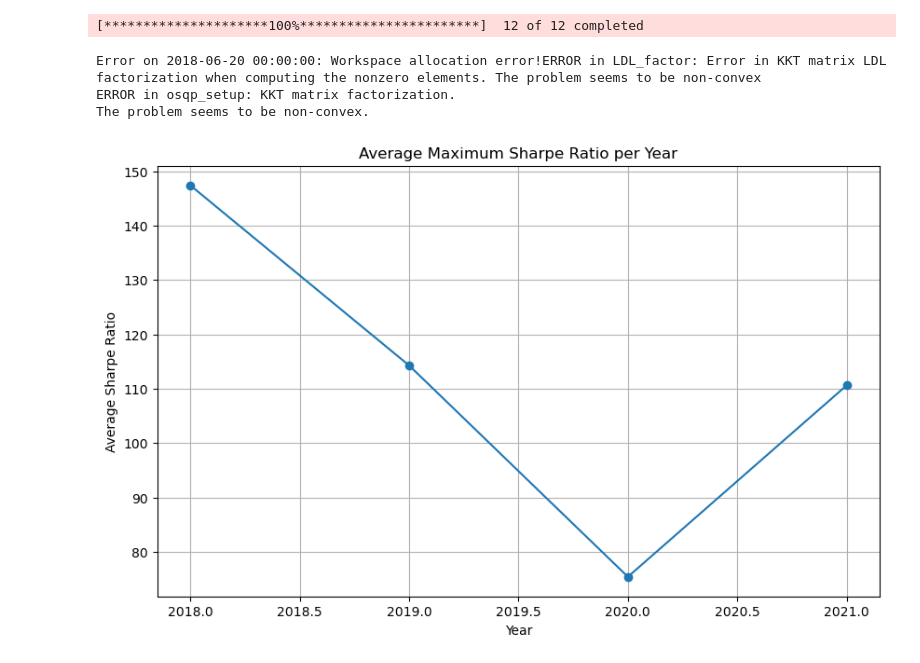
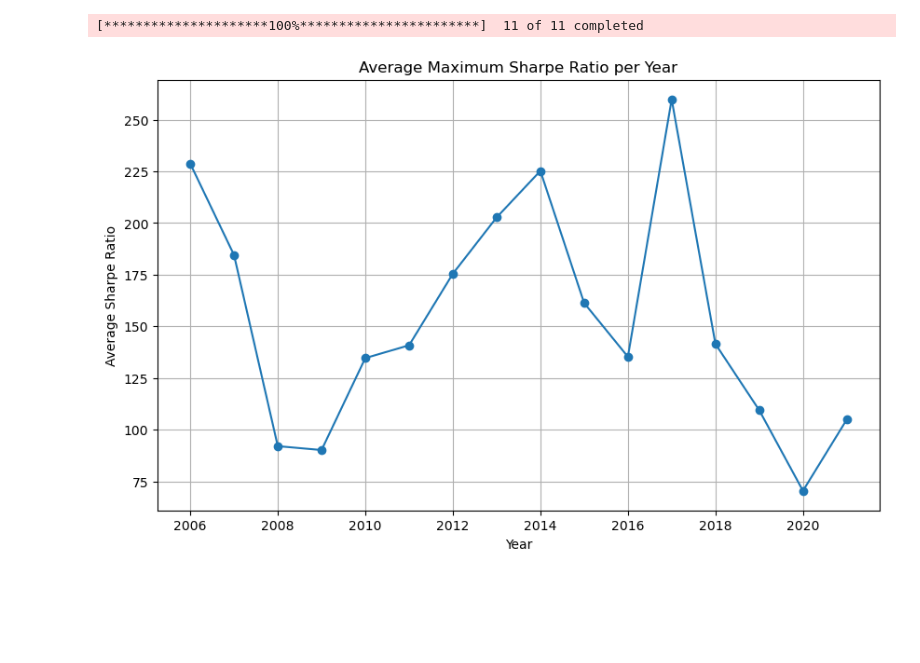
Before and after one commit to AP-03/DRL-Portfolio-Optimisation, a Jupyter notebook: MV_no_lookback.ipynb, the cells around one changed output. Cells and saved outputs as stored; diff of their text form; code cells hidden in the pictures; blank space fills up the shorter version.

Commit message:
added PSD covariance method

```diff
--- a/MV_no_lookback.ipynb
+++ b/MV_no_lookback.ipynb
@@ -17,13 +17,21 @@ warnings.filterwarnings("ignore")
 data_path = '/Users/benjaminli/Code/MyTradingProjects/DRL_Portfolio_Optimisation/DRL-Portfolio-Optimisation/data'
 sector_etfs = ['XLE', 'XLF', 'XLK', 'XLI', 'XLV', 'XLY', 'XLP', 'XLU', 'XLRE', 'XLB', 'XLC']
 benchmark = 'SPY'
-tickers_to_load = sector_etfs + [benchmark]
+tickers_to_load = sector_etfs
 
-# can't get data_path to work
+# # === Load and combine adjusted close prices ===
+# prices = pd.DataFrame()
+
+# for ticker in tickers_to_load:
+#     file_path = os.path.join(data_path, f"{ticker}.csv")
+#     df = pd.read_csv(file_path, index_col="Date", parse_dates=True)
+#     prices[ticker] = df["Adj Close"]
 
 
 ohlc = yf.download(tickers_to_load, start=start_date, end=end_date, auto_adjust=False)
 
 prices = ohlc["Adj Close"].dropna(how="all")
+prices.replace([np.inf, -np.inf], np.nan, inplace=True)
+prices.fillna(10, inplace=True)
 prices
 # %% [output]
@@ -59,11 +84,11 @@ plotting.plot_covariance(S, plot_correlation=True);
 # %%
-mu = expected_returns.capm_return(prices)
-S = risk_models.CovarianceShrinkage(prices).ledoit_wolf()
 
-ef = EfficientFrontier(mu, S)  # weight_bounds automatically set to (0, 1)
+# === Step 4: Optimize portfolio (with optional bounds) ===
+bounds = (0.05, 0.3)  # Example: 0% to 20% per asset
+
+ef = EfficientFrontier(mu, psd_cov, weight_bounds=bounds)
 
 ef.max_sharpe()
-weights = ef.clean_weights()
 
 # Get the optimized portfolio weights as numbers
 weights = ef.clean_weights()
@@ -118,7 +142,7 @@ start_date = '2006-01-01'
 end_date = '2021-12-31'
 sector_etfs = ['XLE', 'XLF', 'XLK', 'XLI', 'XLV', 'XLY', 'XLP', 'XLU', 'XLRE', 'XLB', 'XLC']
 benchmark = 'SPY'
-tickers_to_load = sector_etfs + [benchmark]
+tickers_to_load = sector_etfs
 
 # Download historical data
 ohlc = yf.download(tickers_to_load, start=start_date, end=end_date, auto_adjust=False)
@@ -140,44 +164,51 @@ for current_date in prices.index[lookback:]:
         continue
 
     try:
-        # Calculate expected returns (using CAPM estimator)
-        mu = expected_returns.capm_return(window_prices)
+        # === PSD Fix Function ===
+        def make_psd(matrix):
+            eigvals, eigvecs = np.linalg.eigh(matrix)
+            eigvals[eigvals < 0] = 0.0
+            psd_matrix = eigvecs @ np.diag(eigvals) @ eigvecs.T
+            psd_matrix = (psd_matrix + psd_matrix.T) / 2  # Ensure symmetry
+            return psd_matrix
 
-        # Estimate the covariance matrix using the Ledoit-Wolf method
-        S = risk_models.CovarianceShrinkage(window_prices).ledoit_wolf()
+        # === Step 1: Get expected returns ===
+        mu = expected_returns.mean_historical_return(window_prices)
 
-        # Optimize for the portfolio with maximum Sharpe ratio
-        ef = EfficientFrontier(mu, S)
-        ef.max_sharpe(risk_free_rate=-10.0)
+        # === Step 2: Ledoit-Wolf shrinkage covariance ===
+        shrinked_cov = risk_models.CovarianceShrinkage(window_prices).ledoit_wolf()
+
+        # === Step 3: Enforce PSD ===
+        psd_cov = make_psd(shrinked_cov)
+
+        ef = EfficientFrontier(mu, psd_cov, weight_bounds=bounds)
+        ef.max_sharpe(risk_free_rate=-10)
 
         # Obtain the performance metrics (return, volatility, Sharpe ratio)
         rets, vol, sharpe = ef.portfolio_performance(verbose=False)
 
         # Store the Sharpe ratio for the current date
         daily_sharpe[current_date] = sharpe
 
     except Exception as e:
         print(f"Error on {current_date}: {e}")
 
 # Convert dictionary to a Pandas Series
 daily_sharpe_series = pd.Series(daily_sharpe)
 daily_sharpe_series.index = pd.to_datetime(daily_sharpe_series.index)
 daily_sharpe_series = daily_sharpe_series.sort_index()
 
 # Compute average Sharpe ratio for each year
 annual_sharpe = daily_sharpe_series.resample('Y').mean()
 
 # Plot the annual average Sharpe ratio as a line graph
 plt.figure(figsize=(10, 6))
 plt.plot(annual_sharpe.index.year, annual_sharpe.values, marker='o', linestyle='-')
 plt.title("Average Maximum Sharpe Ratio per Year")
 plt.xlabel("Year")
 plt.ylabel("Average Sharpe Ratio")
 plt.grid(True)
 plt.show()
 # %% [output]
-[*********************100%***********************]  12 of 12 completed
+[*********************100%***********************]  11 of 11 completed
-Error on 2018-06-20 00:00:00: Workspace allocation error!ERROR in LDL_factor: Error in KKT matrix LDL factorization when computing the nonzero elements. The problem seems to be non-convex
-ERROR in osqp_setup: KKT matrix factorization.
-The problem seems to be non-convex.
-[figure, old version]
+[figure, new version]
```
Also changed, not shown: parts of 6 cells of this notebook.
